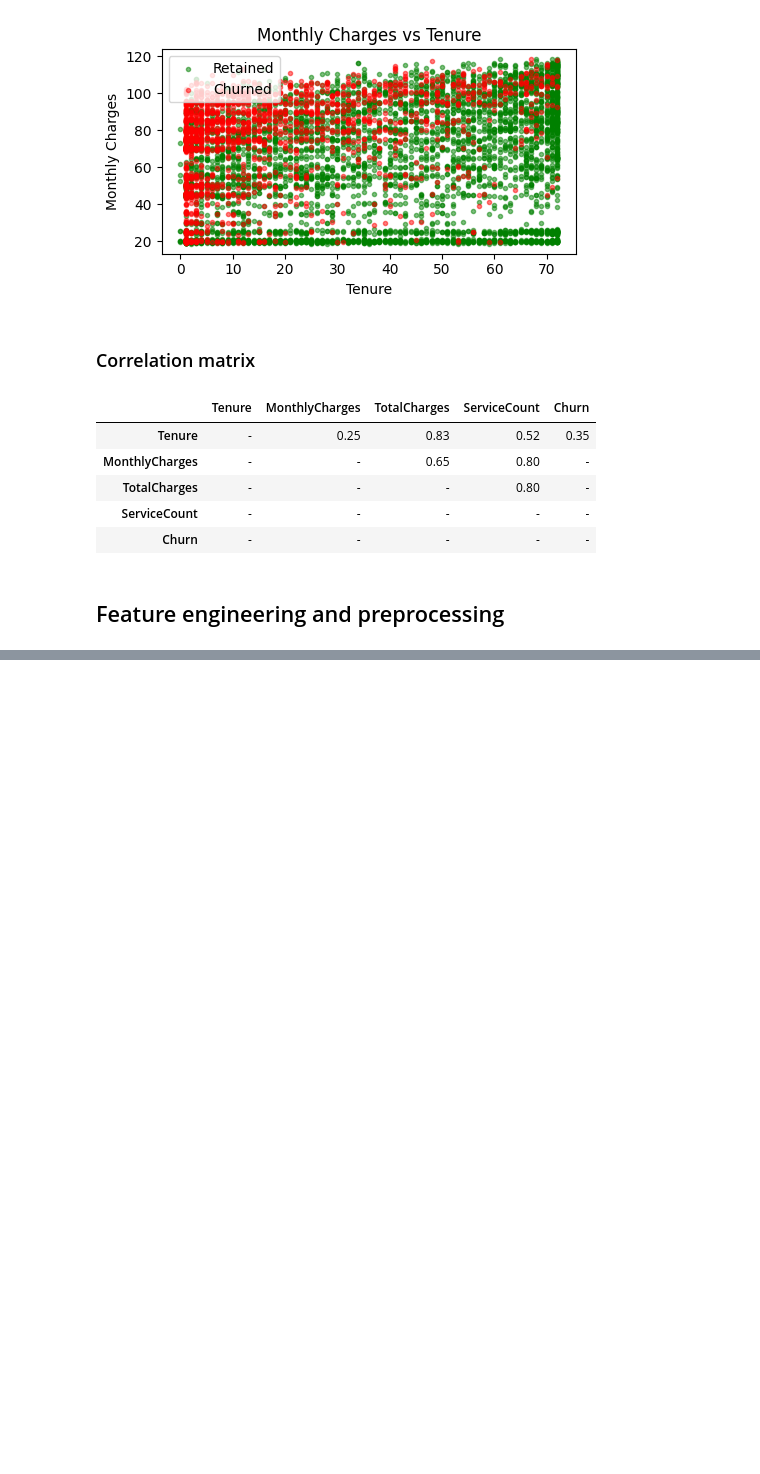
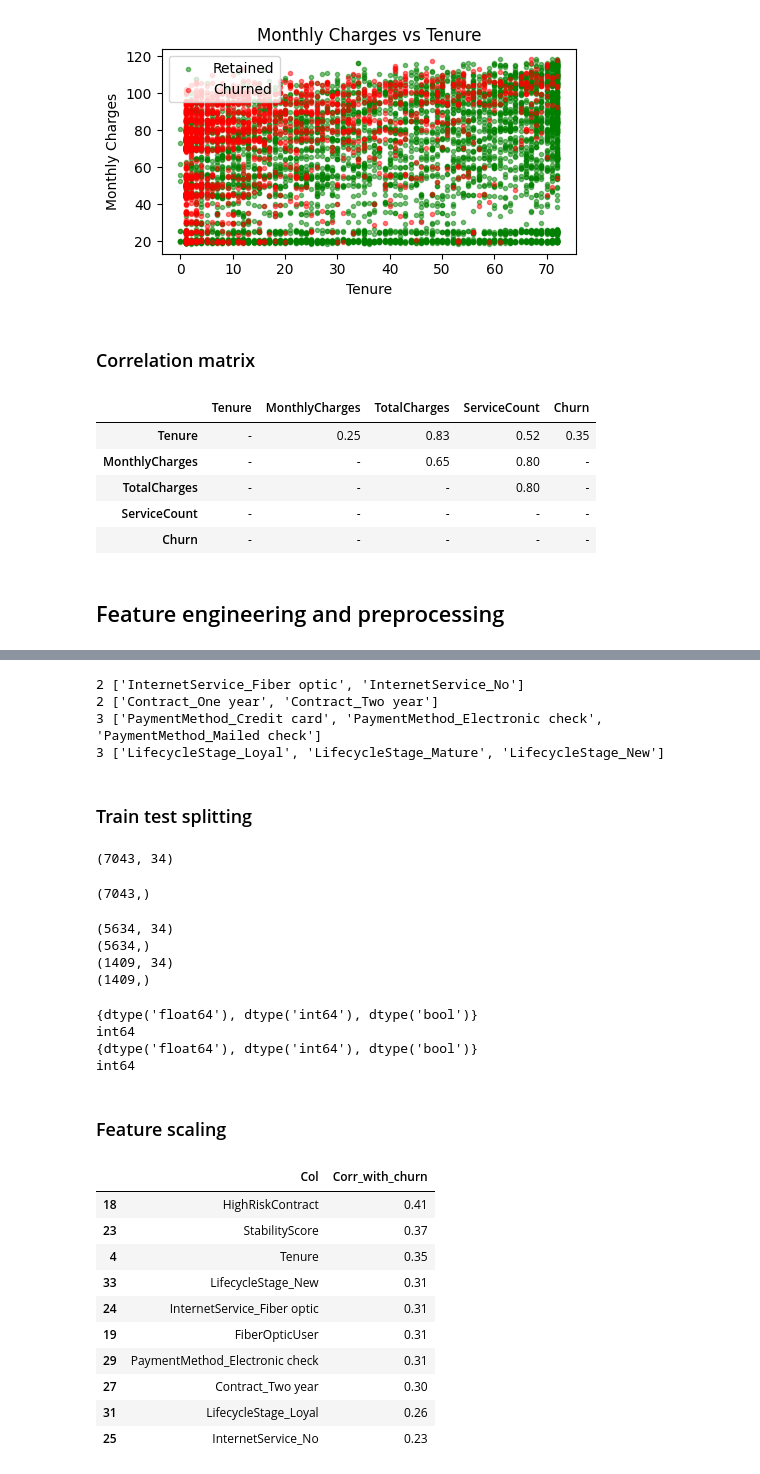
Before and after one commit to k26rahul/dl-and-genai, a Jupyter notebook: week-2/telco-customer-churn.ipynb, the cells around one changed output, grey strips where cells are left out. Drawn from its saved outputs; the diff is of its cells as text; code cells hidden in the pictures; blank space fills up the shorter version.

```diff
--- a/week-2/telco-customer-churn.ipynb
+++ b/week-2/telco-customer-churn.ipynb
@@ -340,0 +447,79 @@ corr_upper
+# %%
+for col in cat_cols:
+  dummies = pd.get_dummies(df[col], prefix=col, drop_first=True)
+  df = pd.concat([df, dummies], axis=1)
+  df = df.drop(col, axis=1)
+
+  print(len(dummies.columns), list(dummies.columns))
+# %% [output]
+2 ['InternetService_Fiber optic', 'InternetService_No']
+2 ['Contract_One year', 'Contract_Two year']
+3 ['PaymentMethod_Credit card', 'PaymentMethod_Electronic check', 'PaymentMethod_Mailed check']
+3 ['LifecycleStage_Loyal', 'LifecycleStage_Mature', 'LifecycleStage_New']
+# %% [markdown]
+### Train test splitting
+# %%
+X = df.drop(columns=['CustomerID', 'Churn'])
+y = df['Churn']
+
+X.shape
+y.shape
+# %% [output]
+(7043, 34)
+(7043,)
+# %%
+from sklearn.model_selection import train_test_split
+
+X_train, X_test, y_train, y_test = train_test_split(
+    X, y,
+    test_size=0.2,
+    random_state=42,
+    stratify=y
+)
+
+print(X_train.shape)
+print(y_train.shape)
+
+print(X_test.shape)
+print(y_test.shape)
+# %% [output]
+(5634, 34)
+(5634,)
+(1409, 34)
+(1409,)
+# %%
+print(set(X_train.dtypes))
+print(y_train.dtypes)
+
+print(set(X_test.dtypes))
+print(y_test.dtypes)
+# %% [output]
+{dtype('float64'), dtype('int64'), dtype('bool')}
+int64
+{dtype('float64'), dtype('int64'), dtype('bool')}
+int64
+# %% [markdown]
+### Feature scaling
+# %%
+from sklearn.preprocessing import StandardScaler
+
+scaler = StandardScaler()
+X_train[num_cols] = scaler.fit_transform(X_train[num_cols])
+X_test[num_cols] = scaler.transform(X_test[num_cols])
+# %%
+pd.DataFrame({
+    'Col': X_train.columns,
+    'Corr_with_churn': [abs(X_train[col].corr(y_train)) for col in X_train.columns]
+}).sort_values(by='Corr_with_churn', ascending=False).iloc[:10]
+# %% [output]
+|  | Col | Corr_with_churn |
+| 18 | HighRiskContract | 0.41 |
+| 23 | StabilityScore | 0.37 |
+| 4 | Tenure | 0.35 |
+| 33 | LifecycleStage_New | 0.31 |
+| 24 | InternetService_Fiber optic | 0.31 |
+| 19 | FiberOpticUser | 0.31 |
+| 29 | PaymentMethod_Electronic check | 0.31 |
+| 27 | Contract_Two year | 0.30 |
+| 31 | LifecycleStage_Loyal | 0.26 |
+| 25 | InternetService_No | 0.23 |
```
Also changed, not shown: parts of 13 cells of this notebook.
